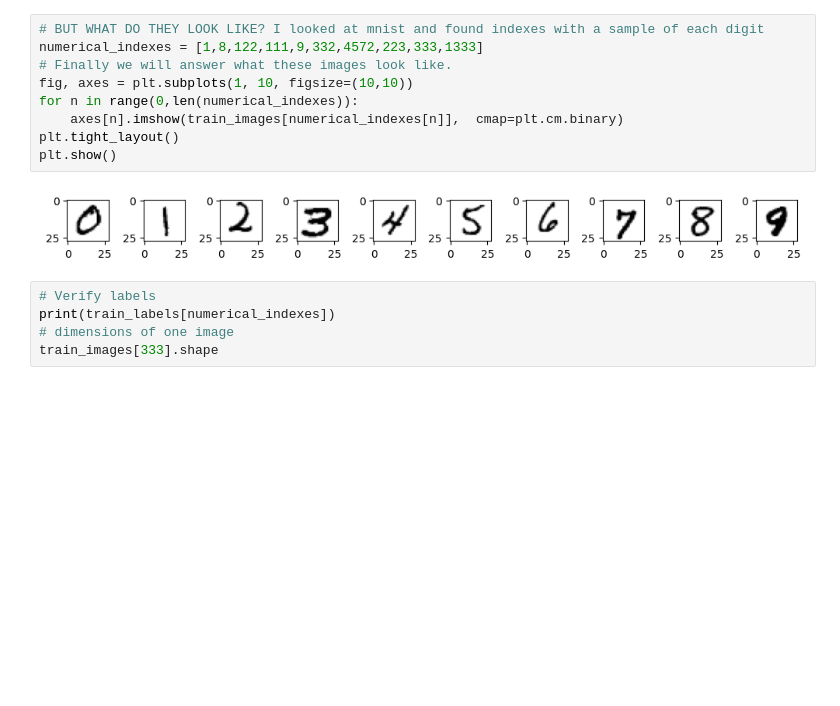
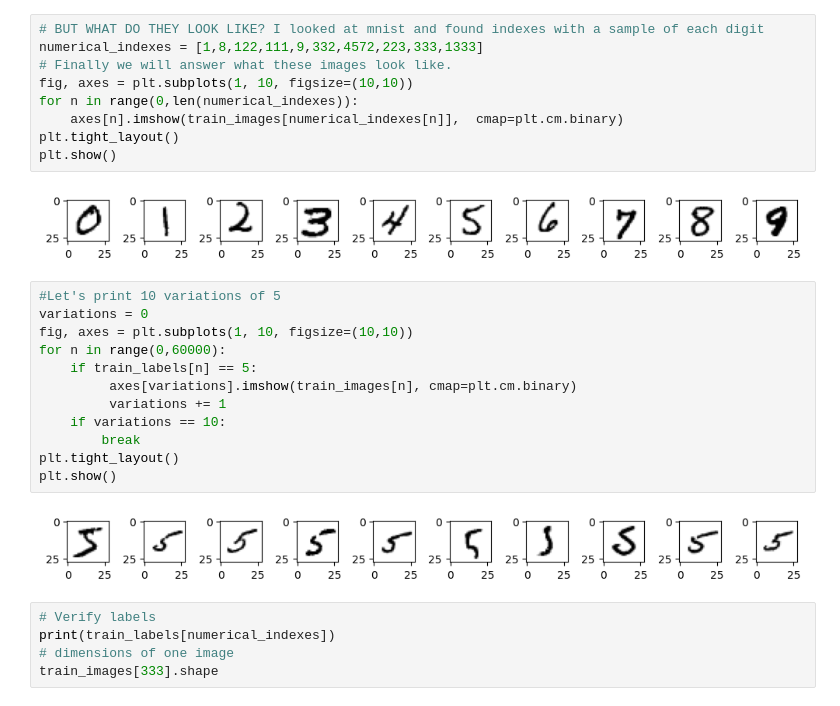
Before and after one commit to chpc-uofu/AIML_Intro, a Jupyter notebook: notebooks/ML_Mnist_2_withoutput.ipynb, the cells around one changed output. Saved outputs shown, nothing was run; the diff lists cells and outputs as text; blank space fills up the shorter version.

```diff
--- a/notebooks/ML_Mnist_2_withoutput.ipynb
+++ b/notebooks/ML_Mnist_2_withoutput.ipynb
@@ -59,6 +48,20 @@ plt.tight_layout()
 plt.show()
 # %% [output]
 [figure]
+# %%
+#Let's print 10 variations of 5
+variations = 0
+fig, axes = plt.subplots(1, 10, figsize=(10,10))
+for n in range(0,60000):
+    if train_labels[n] == 5:
+         axes[variations].imshow(train_images[n], cmap=plt.cm.binary)
+         variations += 1
+    if variations == 10:
+        break
+plt.tight_layout()
+plt.show()
+# %% [output]
+[figure, added]
 # %%
 # Verify labels
 print(train_labels[numerical_indexes])
```
Also changed, not shown: parts of 24 cells of this notebook, 2 other files.
